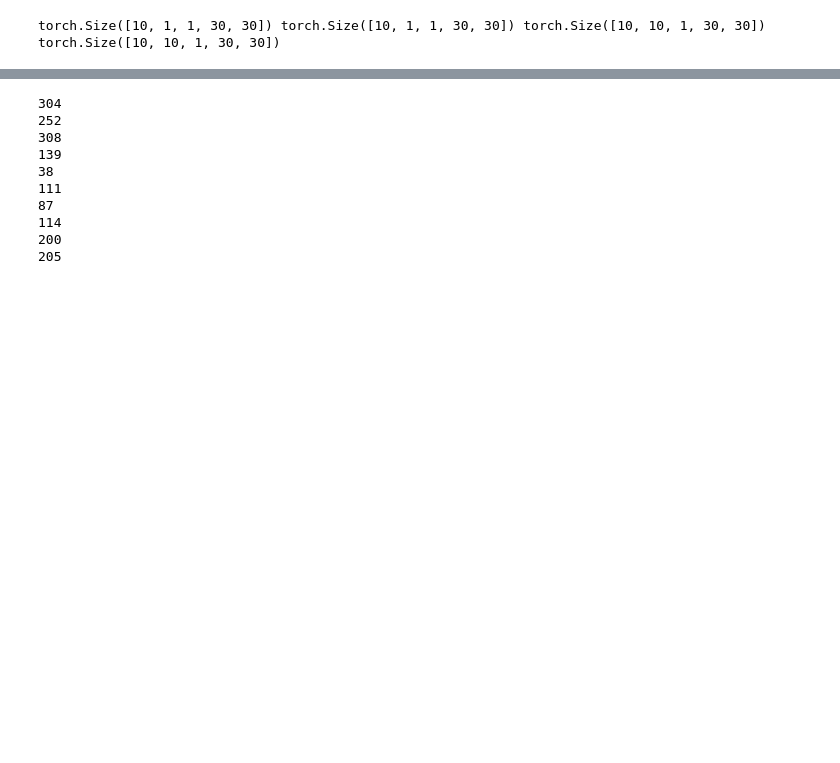
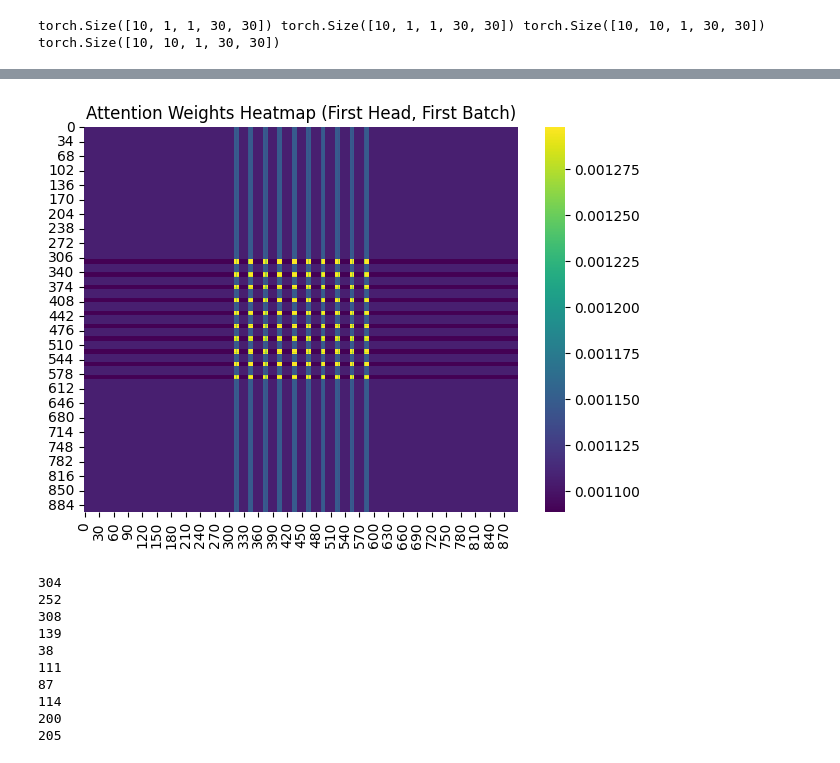
Before and after one commit to wooseungw/ARC, a Jupyter notebook: data_loader_sw.ipynb, the cells around one changed output, grey strips where cells are left out. Cells and saved outputs as stored; diff of their text form; code cells hidden in the pictures; blank space fills up the shorter version.

```diff
--- a/data_loader_sw.ipynb
+++ b/data_loader_sw.ipynb
@@ -189,0 +191,69 @@ torch.Size([10, 1, 30, 30])
+# %%
+import torch
+from einops import rearrange
+import torch.nn as nn
+
+import matplotlib.pyplot as plt
+import seaborn as sns
+
+class NewNet(nn.Module):
+    def __init__(self, embed_dim, mlp_dim=256, dropout=0.1):
+        super(NewNet, self).__init__()
+        self.embedding = nn.Conv2d(1, embed_dim, 1)
+        self.layernorm1 = nn.LayerNorm(embed_dim)
+        self.attn = nn.MultiheadAttention(embed_dim, 8)
+        self.layernorm2 = nn.LayerNorm(embed_dim)
+        self.mlp = nn.Sequential(
+            nn.Linear(embed_dim, mlp_dim),
+            nn.GELU(),
+            nn.Dropout(dropout),
+            nn.Linear(mlp_dim, embed_dim),
+            nn.Dropout(dropout)
+        )
+        self.layernorm3 = nn.LayerNorm(embed_dim)
+
+    def forward(self, x):
+        height = x.shape[2]
+        x = self.embedding(x)
+        print(x.shape)
+        x = rearrange(x, 'b c h w -> b (h w) c')
+        print(x.shape)
+        x = x.permute(1, 0, 2)
+        print(x.shape)
+        x = self.layernorm1(x)
+        print(x.shape)
+        # 어텐션 가중치(attn_weights)와 함께 출력 받음
+        x, attn_weights = self.attn(x, x, x)
+        print(x.shape)
+        print(attn_weights.shape)
+        x = self.layernorm2(x)
+        x = self.mlp(x)
+        x = self.layernorm3(x)
+
+        x = rearrange(x, '(h w) b c -> b c h w', h=height)
+        return x, attn_weights
+
+# Create an instance of the network
+net = NewNet(embed_dim=8,mlp_dim=8*4,dropout=0.1)
+
+# Pass the input tensor through the network
+print(ei[0].shape)
+output_tensor, attn_weights = net(ei[0])
+print('======')
+print(output_tensor.shape)  # Output tensor의 크기 확인
+print(attn_weights.shape)   # 어텐션 가중치의 크기 확인
+
+# 어텐션 가중치의 크기를 확인하면 [batch_size, num_heads, seq_len, seq_len] 형태여야 함
+# 예를 들어, [1, 8, 900, 900] 이 되어야 함
+# 시각화를 위해 첫 번째 배치와 첫 번째 헤드의 어텐션 가중치를 사용합니다
+attn_weights = attn_weights.detach().cpu().numpy()
+print(attn_weights.shape)
+attn_weights = attn_weights[0]
+print(attn_weights.shape)
+#attn_weights = rearrange(attn_weights, '(h w) c -> c h w',h = 30)
+# 어텐션 가중치를 시각화하기 위한 히트맵
+plt.figure(figsize=(7, 5))
+sns.heatmap(attn_weights, cmap='viridis')
+plt.title('Attention Weights Heatmap (First Head, First Batch)')
+plt.show()
+# %% [output]
@@ -190,3 +272,4 @@ torch.Size([10, 1, 30, 30])
+[figure, added]
 # %%
 import matplotlib.pyplot as plt
 task_number = 10
```
Also changed, not shown: parts of 2 cells of this notebook, 2 other files.
